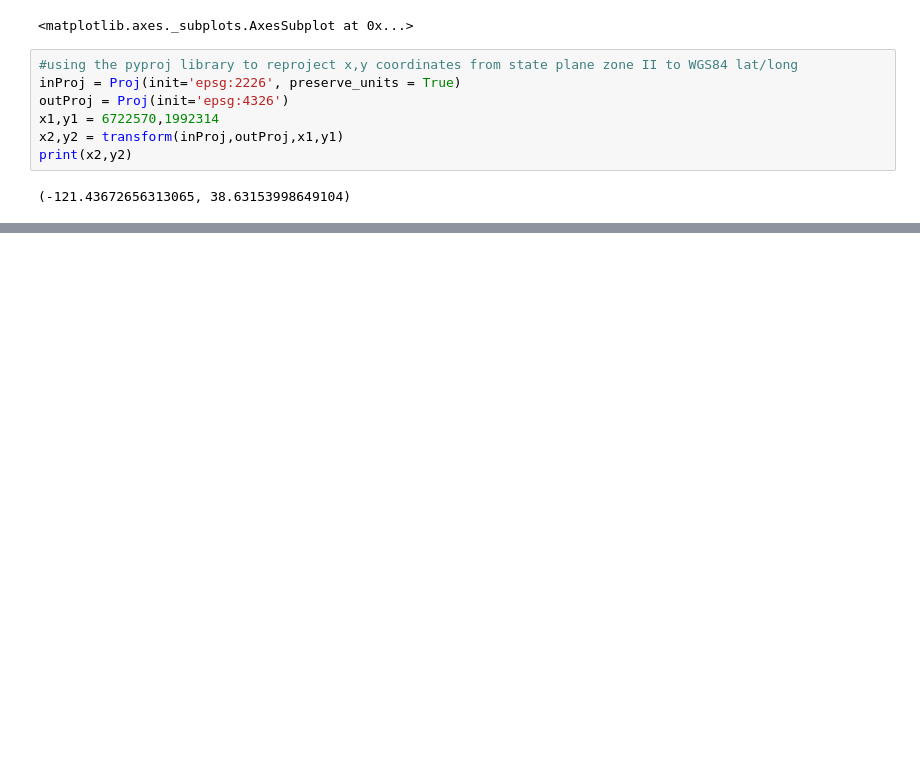
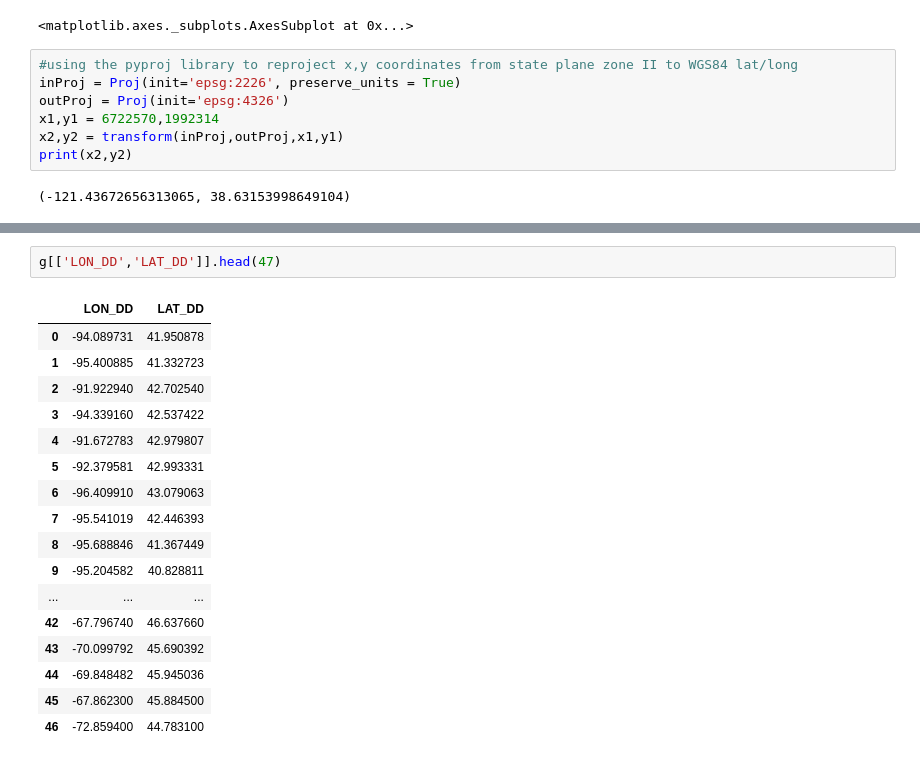
Before and after one commit to debboutr/2018_GIS_workshop, a Jupyter notebook: OpenDataExample.ipynb, the cells around one changed output, grey strips where cells are left out. Drawn from its saved outputs; the diff is of its cells as text; blank space fills up the shorter version.

```diff
--- a/OpenDataExample.ipynb
+++ b/OpenDataExample.ipynb
@@ -193,0 +431,20 @@ stamen_watercolor
+# %%
+g[['LON_DD','LAT_DD']].head(47)
+# %% [output]
+|  | LON_DD | LAT_DD |
+| 0 | -94.089731 | 41.950878 |
+| 1 | -95.400885 | 41.332723 |
+| 2 | -91.922940 | 42.702540 |
+| 3 | -94.339160 | 42.537422 |
+| 4 | -91.672783 | 42.979807 |
+| 5 | -92.379581 | 42.993331 |
+| 6 | -96.409910 | 43.079063 |
+| 7 | -95.541019 | 42.446393 |
+| 8 | -95.688846 | 41.367449 |
+| 9 | -95.204582 | 40.828811 |
+| ... | ... | ... |
+| 42 | -67.796740 | 46.637660 |
+| 43 | -70.099792 | 45.690392 |
+| 44 | -69.848482 | 45.945036 |
+| 45 | -67.862300 | 45.884500 |
+| 46 | -72.859400 | 44.783100 |
```
Also changed, not shown: parts of 52 cells of this notebook.
